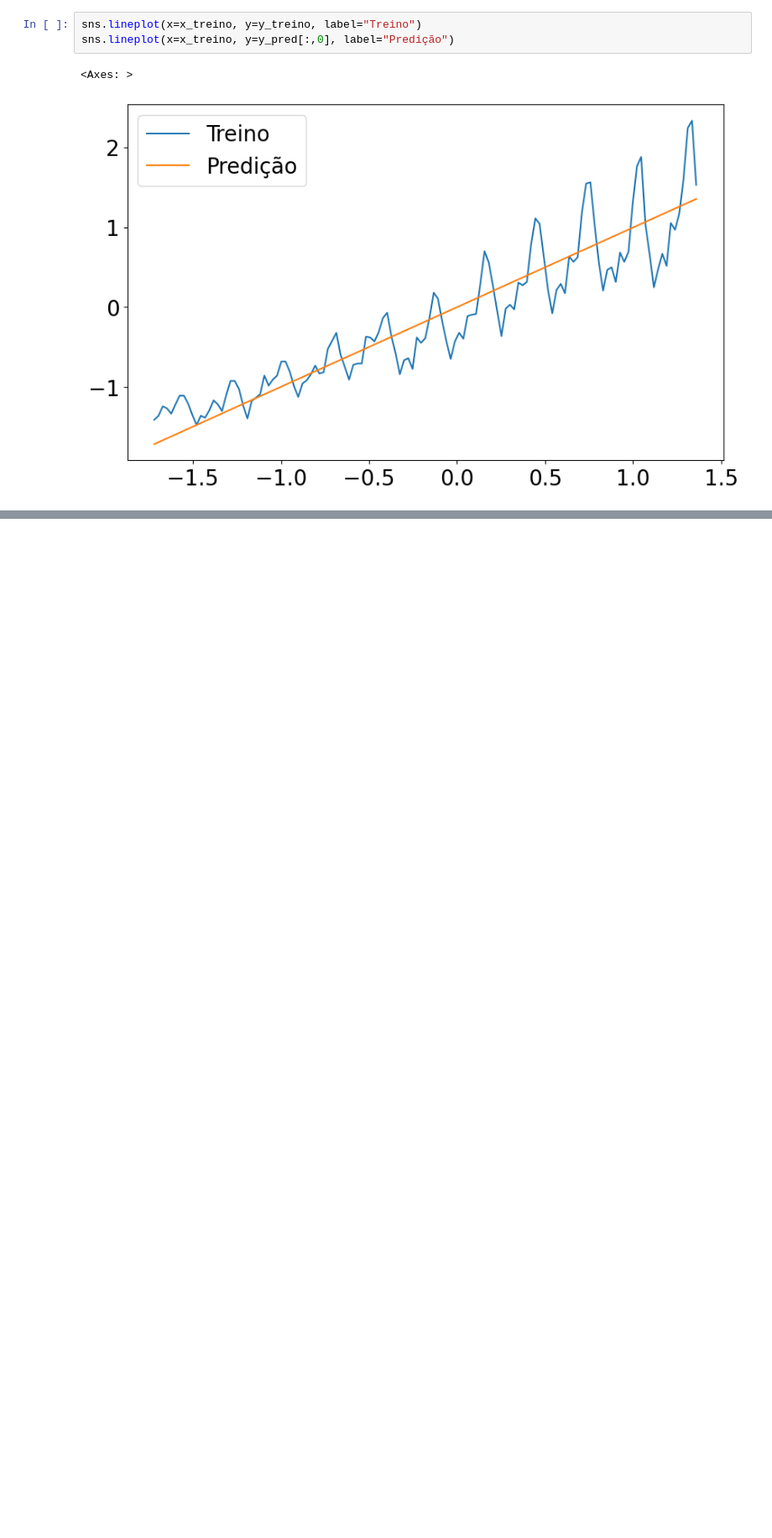
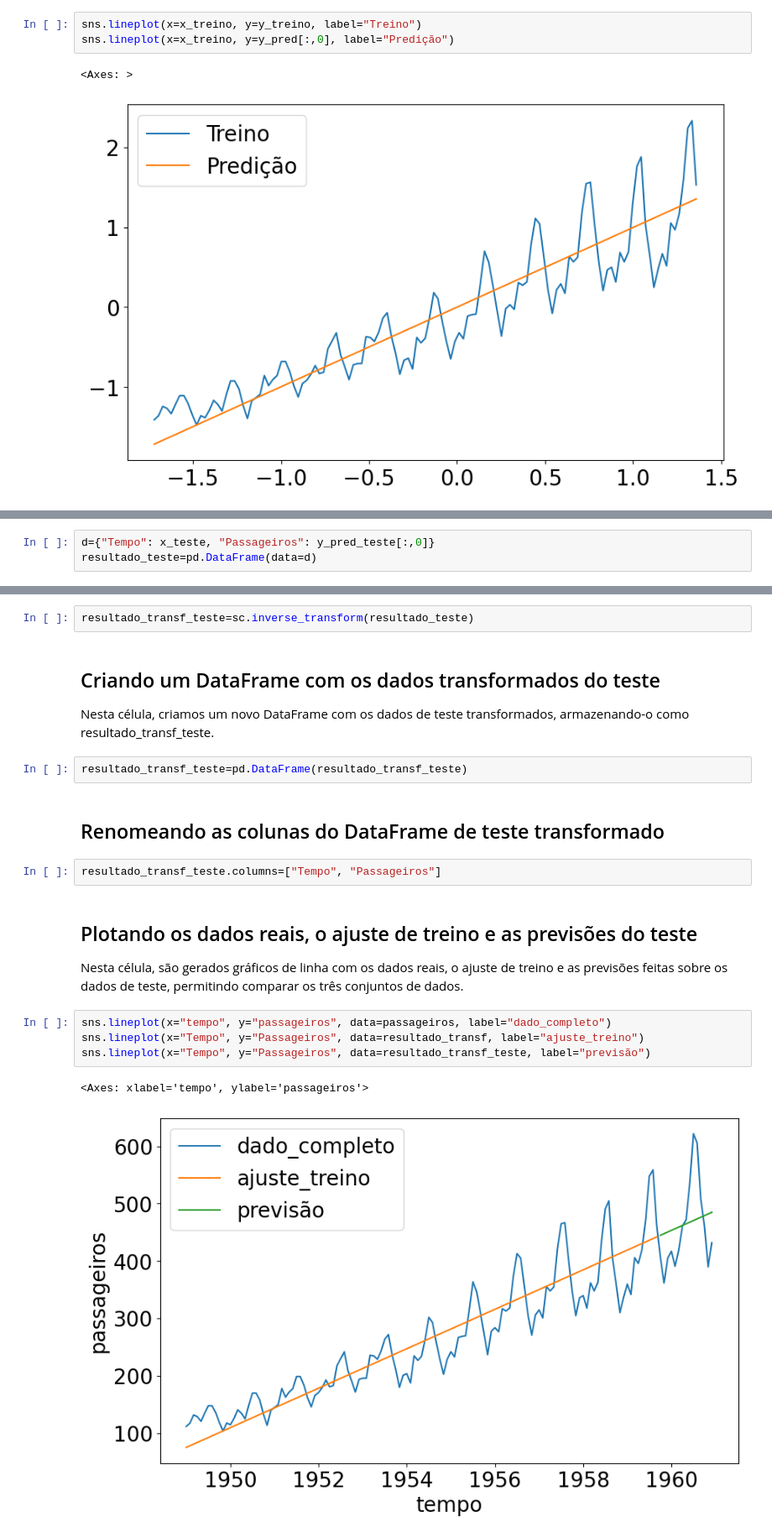
Before and after one commit to Heitorccf/Alura-Forecasting, a Jupyter notebook: exploitation.ipynb, the cells around one changed output, grey strips where cells are left out. Shown: that part at 84% size. Cells and saved outputs as stored; diff of their text form; blank space fills up the shorter version.

```diff
--- a/exploitation.ipynb
+++ b/exploitation.ipynb
@@ -156,0 +216,3 @@ sns.lineplot(x=x_treino, y=y_pred[:,0], label="Predição")
+# %%
+d={"Tempo": x_teste, "Passageiros": y_pred_teste[:,0]}
+resultado_teste=pd.DataFrame(data=d)
@@ -156,0 +222,21 @@ sns.lineplot(x=x_treino, y=y_pred[:,0], label="Predição")
+# %%
+resultado_transf_teste=sc.inverse_transform(resultado_teste)
+# %% [markdown]
+## Criando um DataFrame com os dados transformados do teste
+Nesta célula, criamos um novo DataFrame com os dados de teste transformados, armazenando-o como resultado_transf_teste.
+# %%
+resultado_transf_teste=pd.DataFrame(resultado_transf_teste)
+# %% [markdown]
+## Renomeando as colunas do DataFrame de teste transformado
+# %%
+resultado_transf_teste.columns=["Tempo", "Passageiros"]
+# %% [markdown]
+## Plotando os dados reais, o ajuste de treino e as previsões do teste
+Nesta célula, são gerados gráficos de linha com os dados reais, o ajuste de treino e as previsões feitas sobre os dados de teste, permitindo comparar os três conjuntos de dados.
+# %%
+sns.lineplot(x="tempo", y="passageiros", data=passageiros, label="dado_completo")
+sns.lineplot(x="Tempo", y="Passageiros", data=resultado_transf, label="ajuste_treino")
+sns.lineplot(x="Tempo", y="Passageiros", data=resultado_transf_teste, label="previsão")
+# %% [output]
+<Axes: xlabel='tempo', ylabel='passageiros'>
+[figure, added]
```
Also changed, not shown: parts of 18 cells of this notebook.
